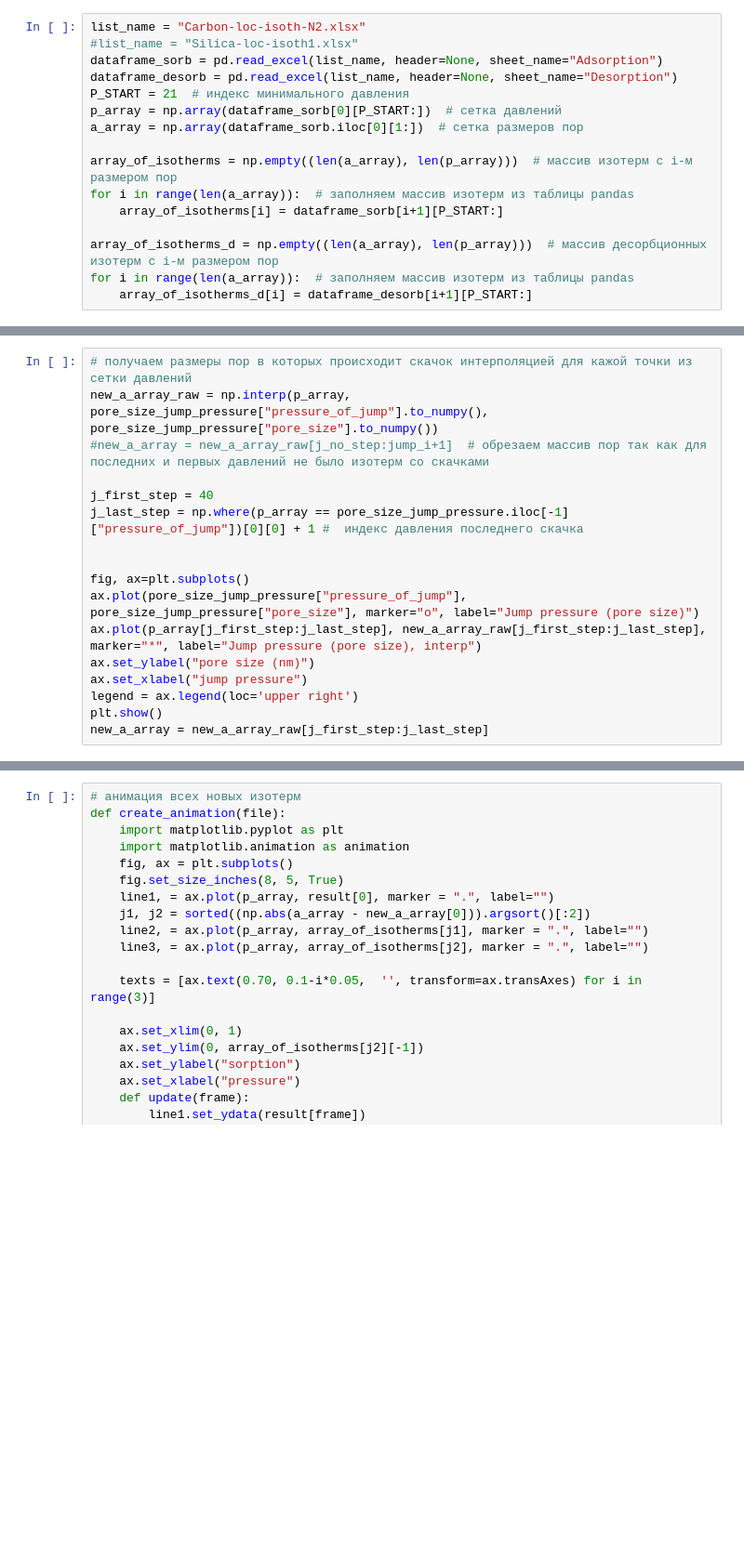
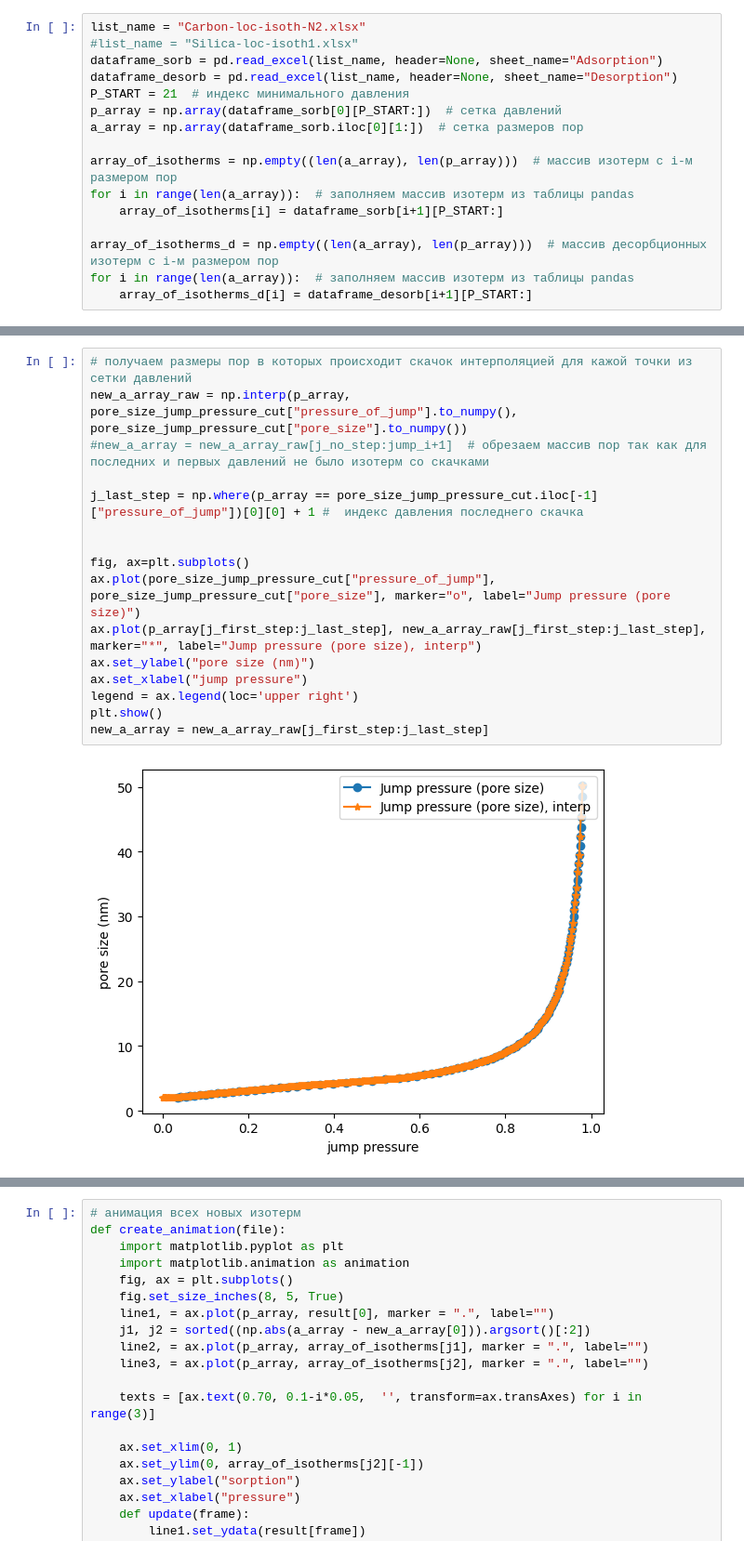
Before and after one commit to IDAnton/Isotherm, a Jupyter notebook: kernel_isotherm_generator.ipynb, the cells around one changed output, grey strips where cells are left out. Shown at 93% size. Drawn from its saved outputs; the diff is of its cells as text; blank space fills up the shorter version.

```diff
--- a/kernel_isotherm_generator.ipynb
+++ b/kernel_isotherm_generator.ipynb
@@ -57,20 +67,21 @@ plt.show()
 # %%
 # получаем размеры пор в которых происходит скачок интерполяцией для кажой точки из сетки давлений
-new_a_array_raw = np.interp(p_array,  pore_size_jump_pressure["pressure_of_jump"].to_numpy(), pore_size_jump_pressure["pore_size"].to_numpy())
+new_a_array_raw = np.interp(p_array,  pore_size_jump_pressure_cut["pressure_of_jump"].to_numpy(), pore_size_jump_pressure_cut["pore_size"].to_numpy())
 #new_a_array = new_a_array_raw[j_no_step:jump_i+1]  # обрезаем массив пор так как для последних и первых давлений не было изотерм со скачками
 
-j_first_step = 40
-j_last_step = np.where(p_array == pore_size_jump_pressure.iloc[-1]["pressure_of_jump"])[0][0] + 1 #  индекс давления последнего скачка
+j_last_step = np.where(p_array == pore_size_jump_pressure_cut.iloc[-1]["pressure_of_jump"])[0][0] + 1 #  индекс давления последнего скачка
 
 
 fig, ax=plt.subplots()
-ax.plot(pore_size_jump_pressure["pressure_of_jump"], pore_size_jump_pressure["pore_size"], marker="o", label="Jump pressure (pore size)")
+ax.plot(pore_size_jump_pressure_cut["pressure_of_jump"], pore_size_jump_pressure_cut["pore_size"], marker="o", label="Jump pressure (pore size)")
 ax.plot(p_array[j_first_step:j_last_step], new_a_array_raw[j_first_step:j_last_step], marker="*", label="Jump pressure (pore size), interp")
 ax.set_ylabel("pore size (nm)")
 ax.set_xlabel("jump pressure")
 legend = ax.legend(loc='upper right')
 plt.show()
 new_a_array = new_a_array_raw[j_first_step:j_last_step]
+# %% [output]
+[figure, added]
 # %%
 def get_k_b(x1, y1, x2, y2):
     k = (y1 - y2) / (x1 - x2)
```
Also changed, not shown: parts of 12 cells of this notebook, 2 other files.
